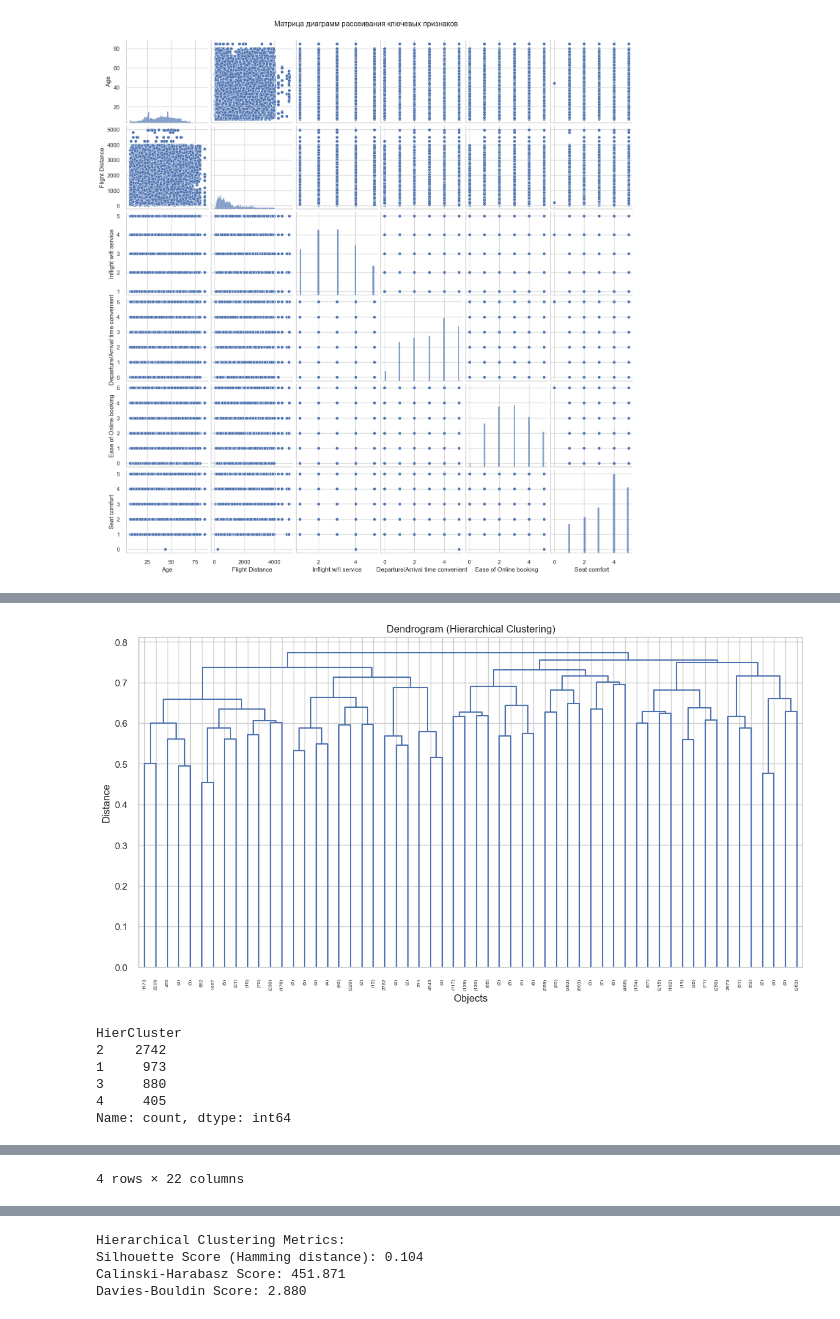
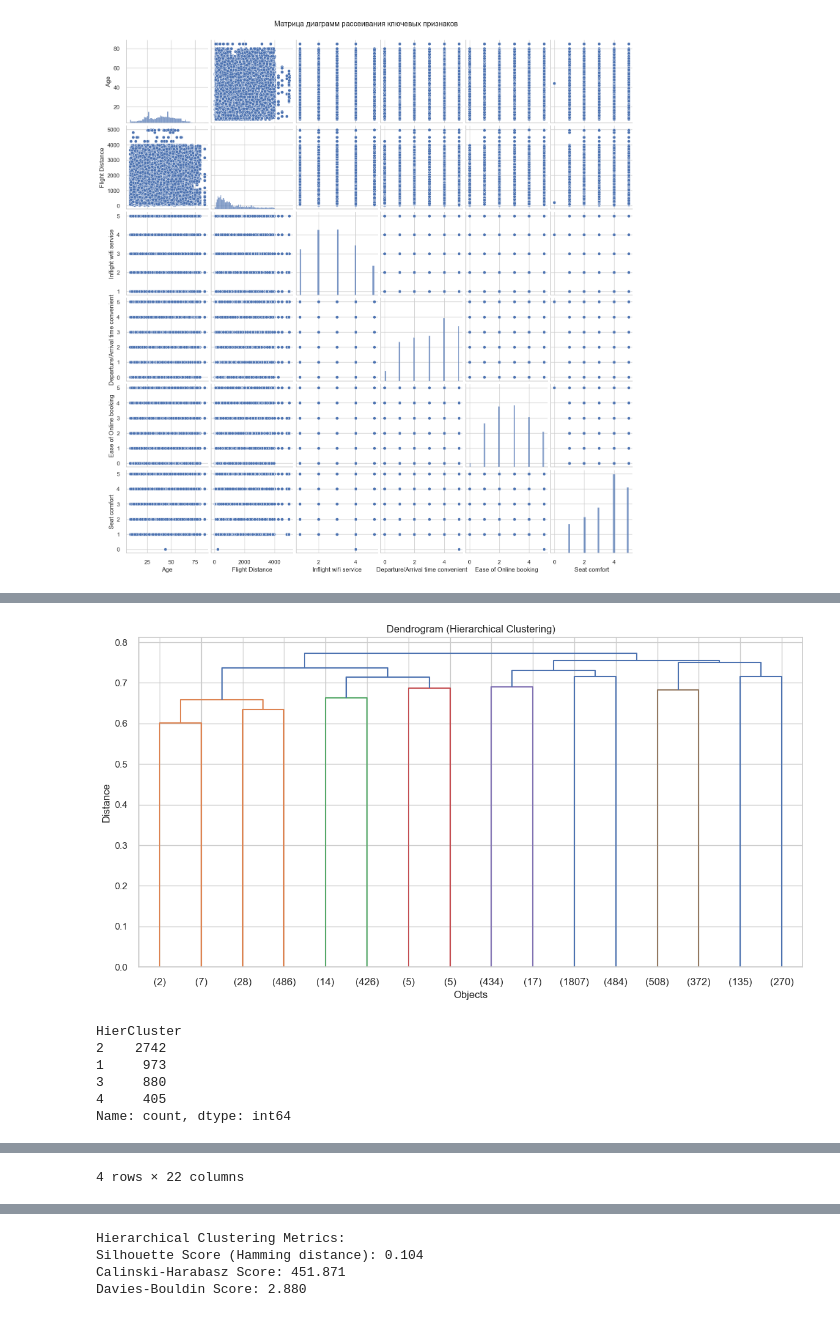
Before and after one commit to Awesome-autumn-weirdo/-------------, a Jupyter notebook: lab-4.1.ipynb, the cells around one changed output, grey strips where cells are left out. Drawn from its saved outputs; the diff is of its cells as text; code cells hidden in the pictures.

```diff
--- a/lab-4.1.ipynb
+++ b/lab-4.1.ipynb
@@ -184,30 +245,29 @@ Silhouette Score: 0.105, Calinski-Harabasz Score: 10345.783
 # %%
-# Для ускорения выборка
 sample = data.sample(5000, random_state=42)
 
 # Вычисление матрицы расстояний (Hamming для категориальных признаков)
 dist_matrix = pdist(sample, metric='hamming')
 
 # Строим дендрограмму
 Z = linkage(dist_matrix, method='average')
 plt.figure(figsize=(14, 7))
-dendrogram(Z, truncate_mode='level', p=5, color_threshold=0.2)
+dendrogram(Z, truncate_mode='level', p=3, color_threshold=0.7)
 plt.title("Dendrogram (Hierarchical Clustering)")
 plt.xlabel("Objects")
 plt.ylabel("Distance")
 plt.show()
 
 # Формируем кластеры
 k_hier = 4
 hier_labels = fcluster(Z, k_hier, criterion='maxclust')
 sample['HierCluster'] = hier_labels
 print(sample['HierCluster'].value_counts())
 
 # Профили кластеров
 cluster_profiles_hier = sample.groupby('HierCluster').agg(lambda x: x.value_counts().index[0])
 display(cluster_profiles_hier)
 # %% [output]
-[figure, old version]
+[figure, new version]
 HierCluster
 2    2742
 1     973
```
Also changed, not shown: parts of 12 cells of this notebook.
